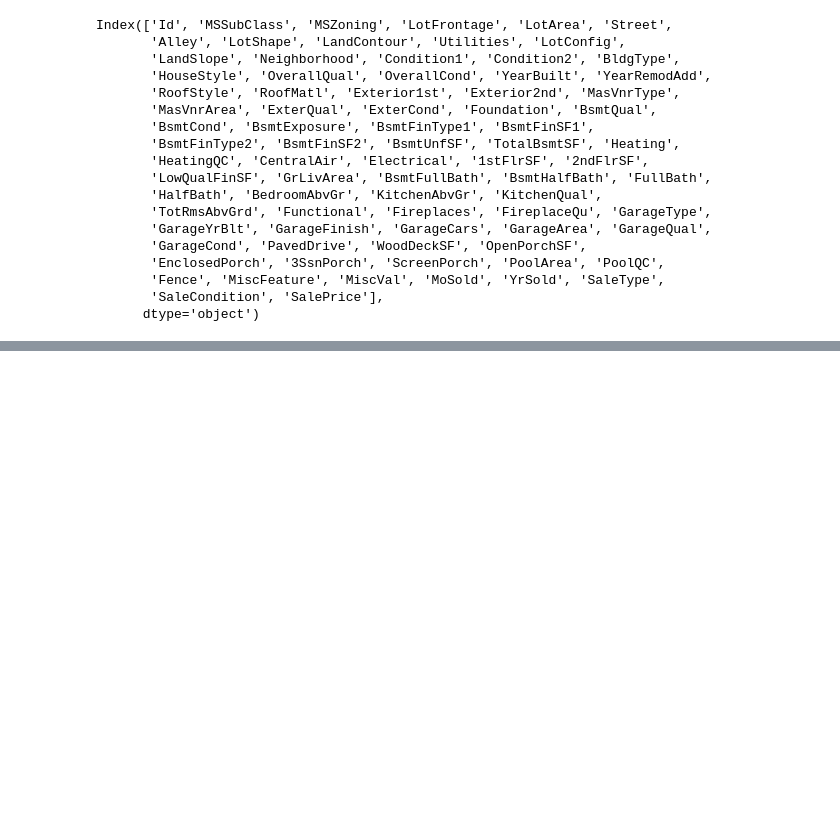
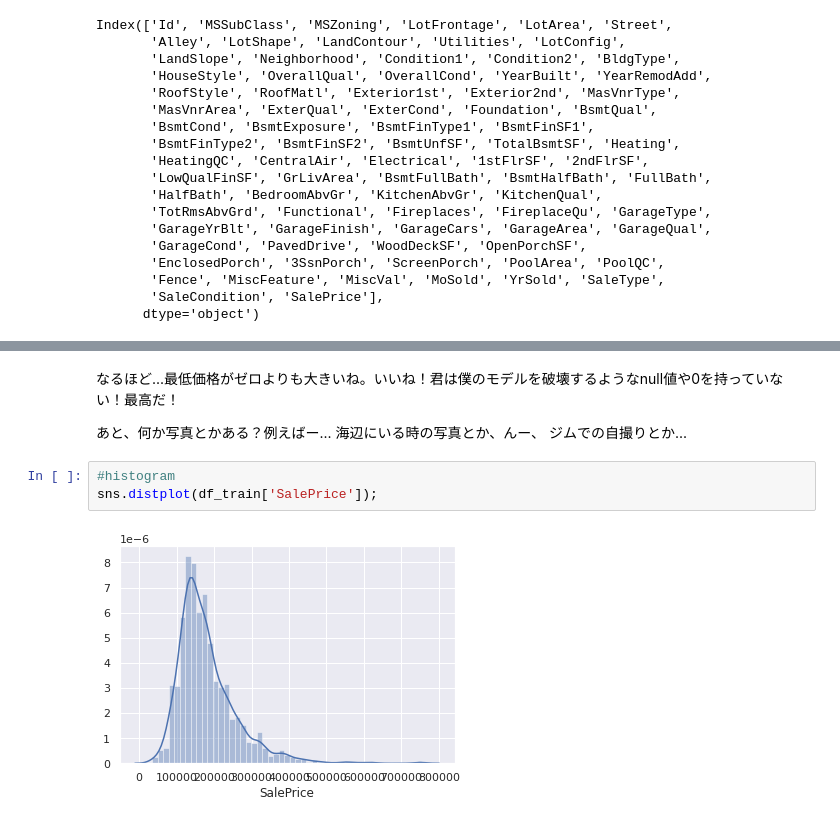
Before and after one commit to yuks0810/Ensemble-Machine-Learning-Techniques-, a Jupyter notebook: House_Prices_Advanced_Regression_Techniques.ipynb, the cells around one changed output, grey strips where cells are left out. Saved outputs shown, nothing was run; the diff lists cells and outputs as text; blank space fills up the shorter version.

```diff
--- a/House_Prices_Advanced_Regression_Techniques.ipynb
+++ b/House_Prices_Advanced_Regression_Techniques.ipynb
@@ -174,0 +170,9 @@ Index(['Id', 'MSSubClass', 'MSZoning', 'LotFrontage', 'LotArea', 'Street',
+# %% [markdown]
+なるほど...最低価格がゼロよりも大きいね。いいね！君は僕のモデルを破壊するようなnull値や0を持っていない！最高だ！
+
+あと、何か写真とかある？例えばー... 海辺にいる時の写真とか、んー、 ジムでの自撮りとか...
+# %%
+#histogram
+sns.distplot(df_train['SalePrice']);
+# %% [output]
+[figure, added]
```
Also changed, not shown: parts of 42 cells of this notebook.
